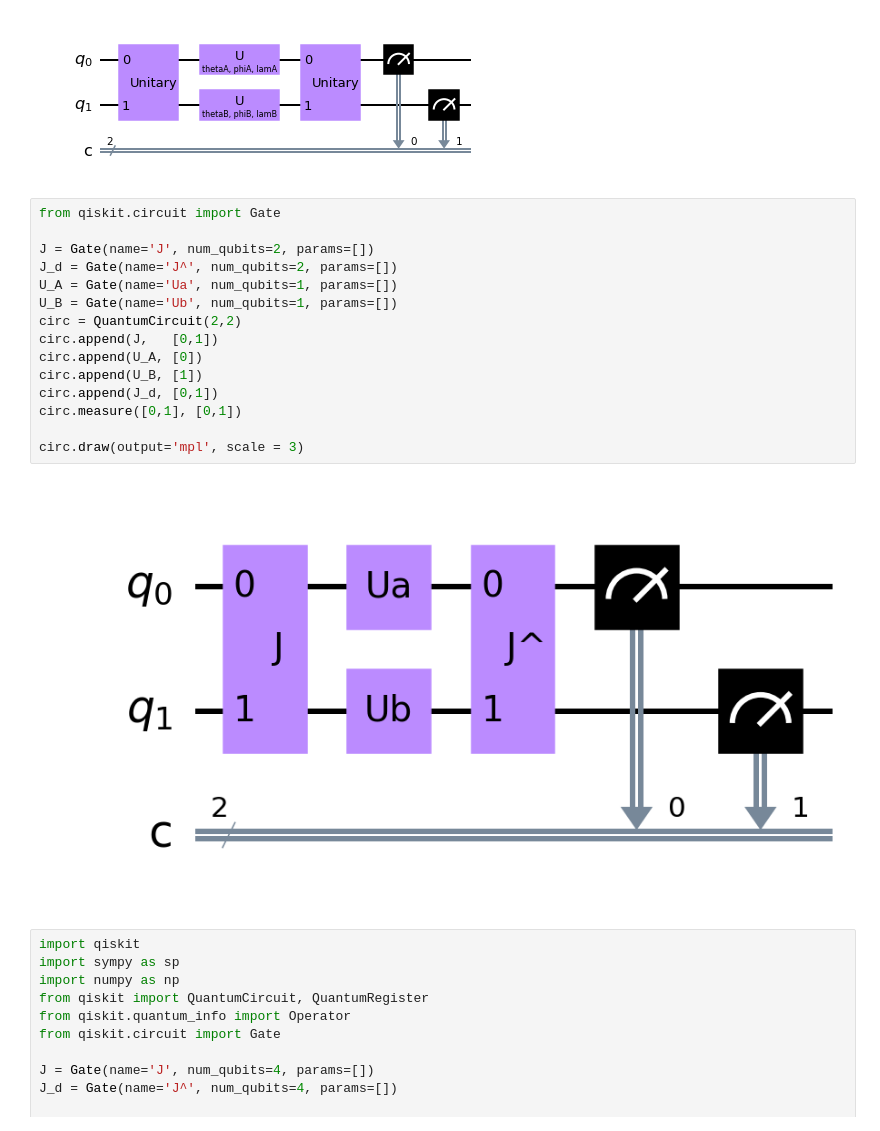
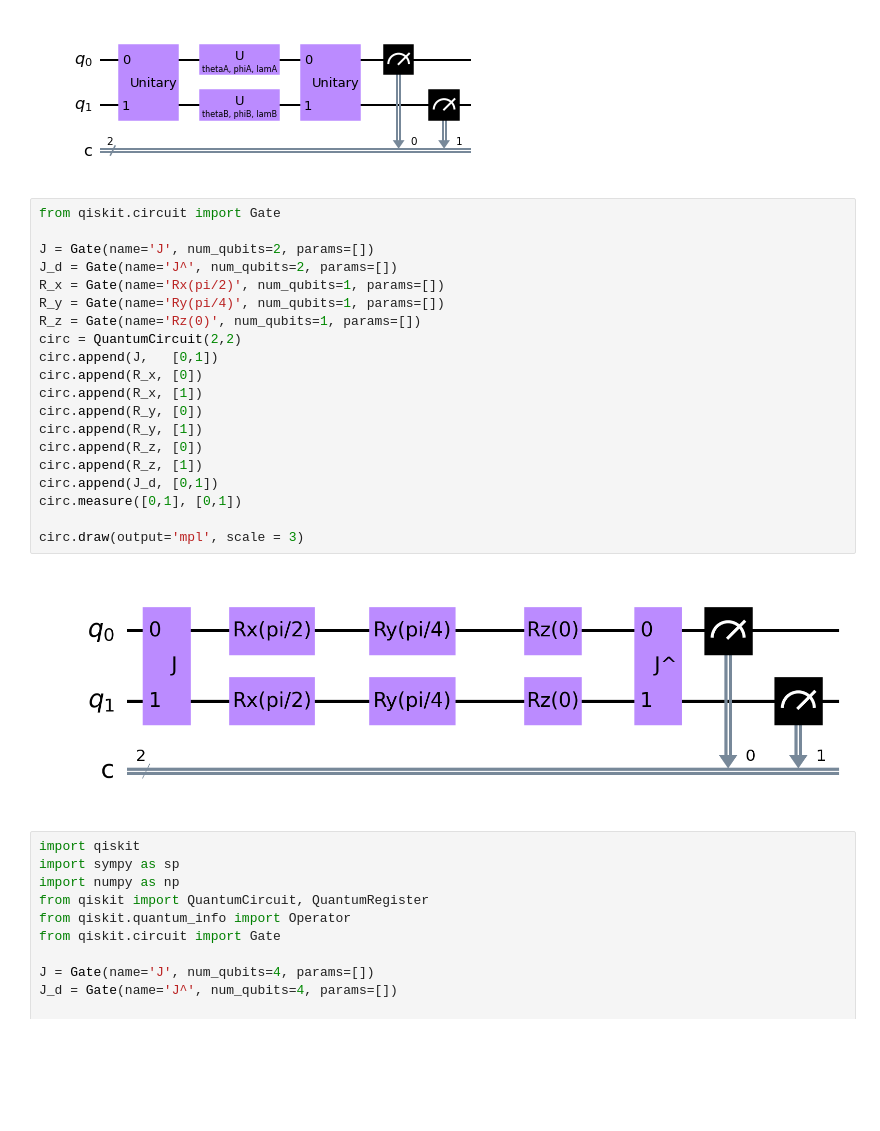
Before and after one commit to agustinsilva447/Quantum-Game-Theory, a Jupyter notebook: circuit.ipynb, the cells around one changed output. Saved outputs shown, nothing was run; the diff lists cells and outputs as text; blank space fills up the shorter version.

```diff
--- a/circuit.ipynb
+++ b/circuit.ipynb
@@ -67,20 +67,25 @@ circ.draw(output='mpl')
 # %%
 from qiskit.circuit import Gate
 
 J = Gate(name='J', num_qubits=2, params=[])
 J_d = Gate(name='J^', num_qubits=2, params=[])
-U_A = Gate(name='Ua', num_qubits=1, params=[])
-U_B = Gate(name='Ub', num_qubits=1, params=[])
+R_x = Gate(name='Rx(pi/2)', num_qubits=1, params=[])
+R_y = Gate(name='Ry(pi/4)', num_qubits=1, params=[])
+R_z = Gate(name='Rz(0)', num_qubits=1, params=[])
 circ = QuantumCircuit(2,2)
 circ.append(J,   [0,1])
-circ.append(U_A, [0])
-circ.append(U_B, [1])
+circ.append(R_x, [0])
+circ.append(R_x, [1])
+circ.append(R_y, [0])
+circ.append(R_y, [1])
+circ.append(R_z, [0])
+circ.append(R_z, [1])
 circ.append(J_d, [0,1])
 circ.measure([0,1], [0,1])
 
 circ.draw(output='mpl', scale = 3)
 # %% [output]
-[figure, old version]
+[figure, new version]
 # %%
 import qiskit
 import sympy as sp
```
Also changed, not shown: parts of 1 cell of this notebook.
